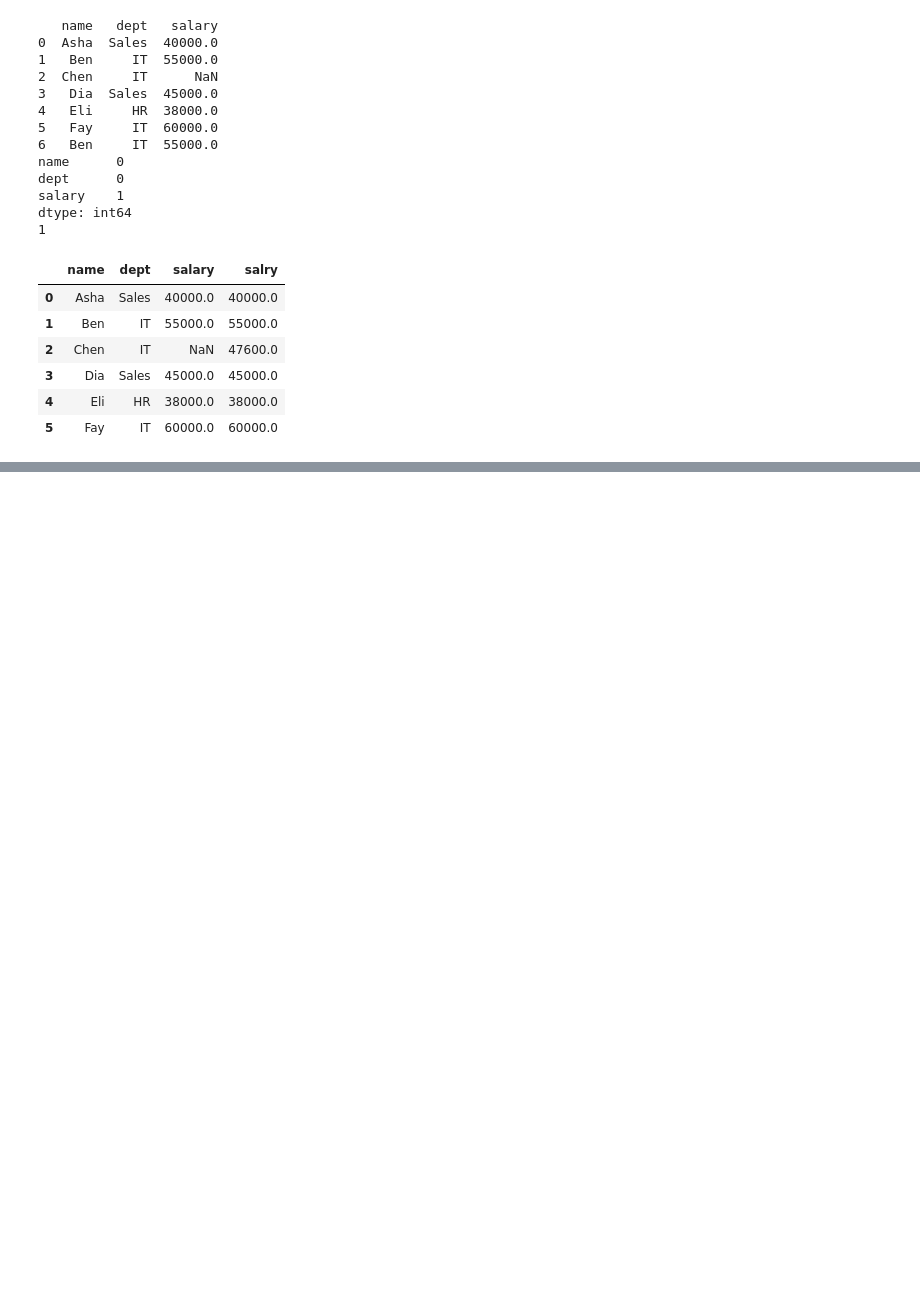
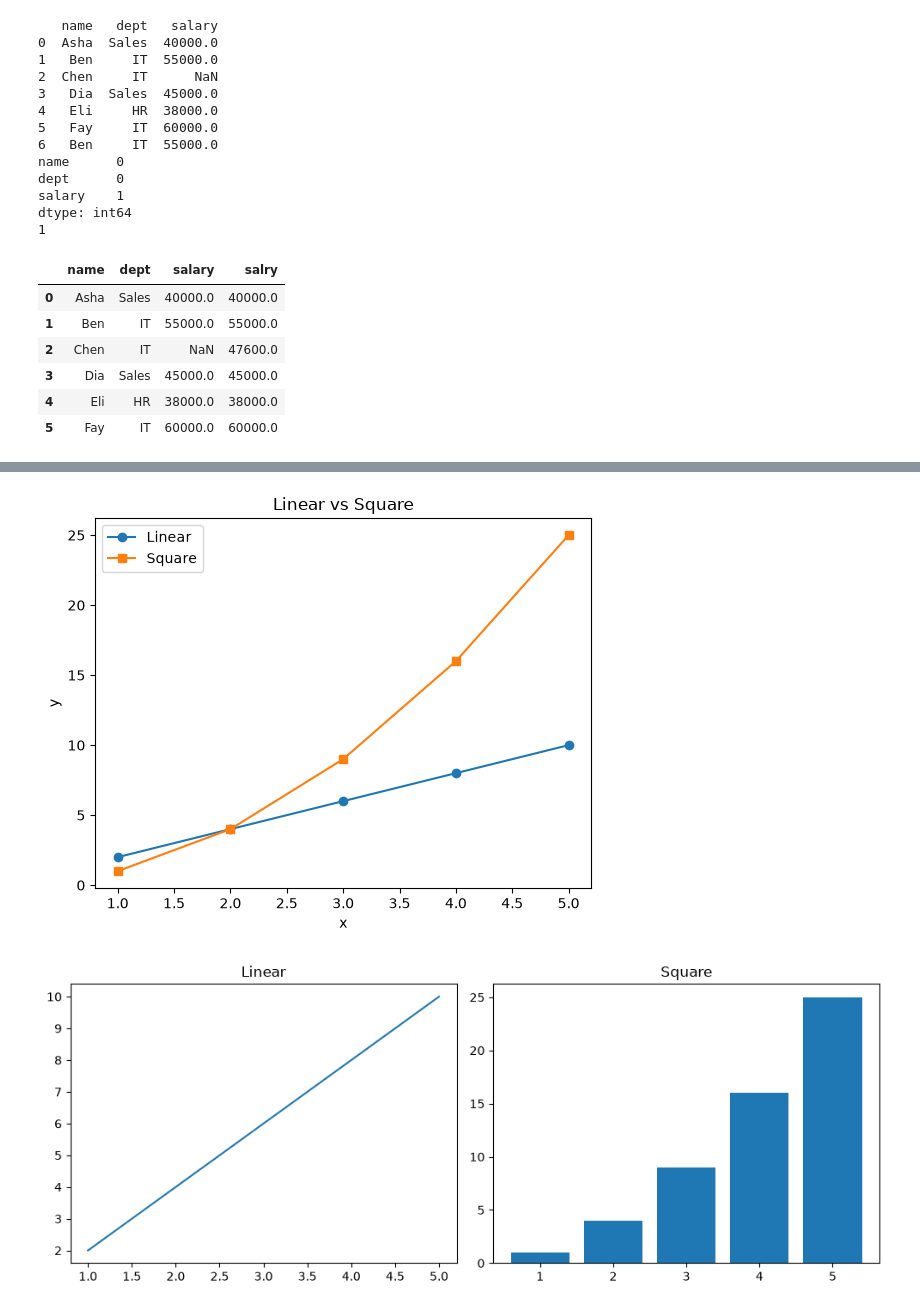
Before and after one commit to fayaspsulfikkar/daily-ml-practice, a Jupyter notebook: Learning/Week3/final_practicing_2.ipynb, the cells around one changed output, grey strips where cells are left out. Drawn from its saved outputs; the diff is of its cells as text; code cells hidden in the pictures; blank space fills up the shorter version.

```diff
--- a/Learning/Week3/final_practicing_2.ipynb
+++ b/Learning/Week3/final_practicing_2.ipynb
@@ -429,0 +509,26 @@ dtype: int64
+# %%
+x = np.arange(1,6)
+linear = 2 * x
+square = x **2
+
+plt.plot(x, linear, marker="o", label="Linear")
+plt.plot(x, square, marker="s", label="Square")
+plt.title("Linear vs Square")
+plt.xlabel("x")
+plt.ylabel("y")
+plt.legend()
+
+fig, axes = plt.subplots(1,2, figsize=(10,4))
+
+axes[0].plot(x,linear)
+axes[0].set_title("Linear")
+
+axes[1].bar(x,square)
+axes[1].set_title("Square")
+
+plt.tight_layout()
+
+plt.show()
+# %% [output]
+[figure, added]
+[figure, added]
```
Also changed, not shown: parts of 7 cells of this notebook, 1 other file.
